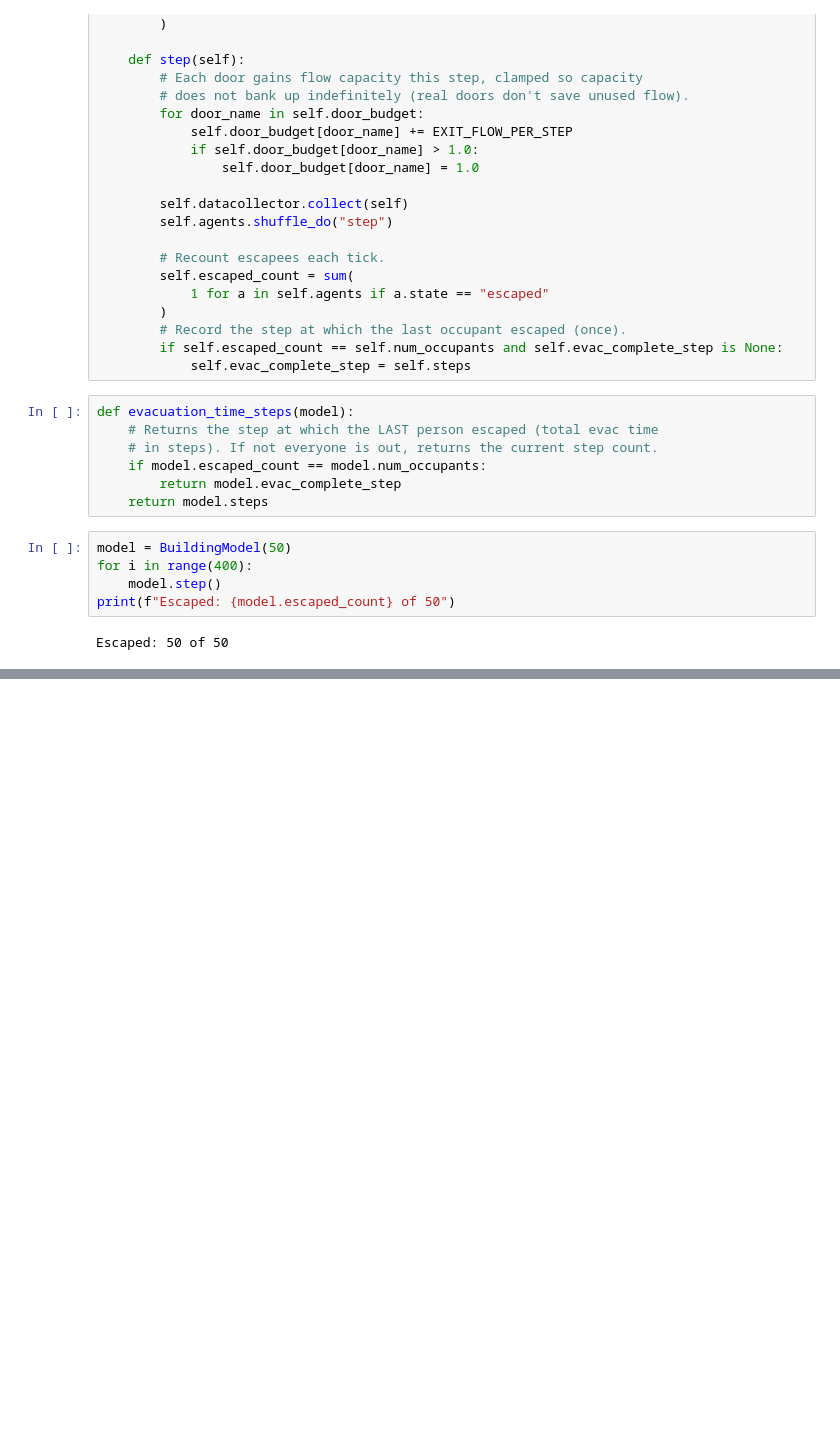
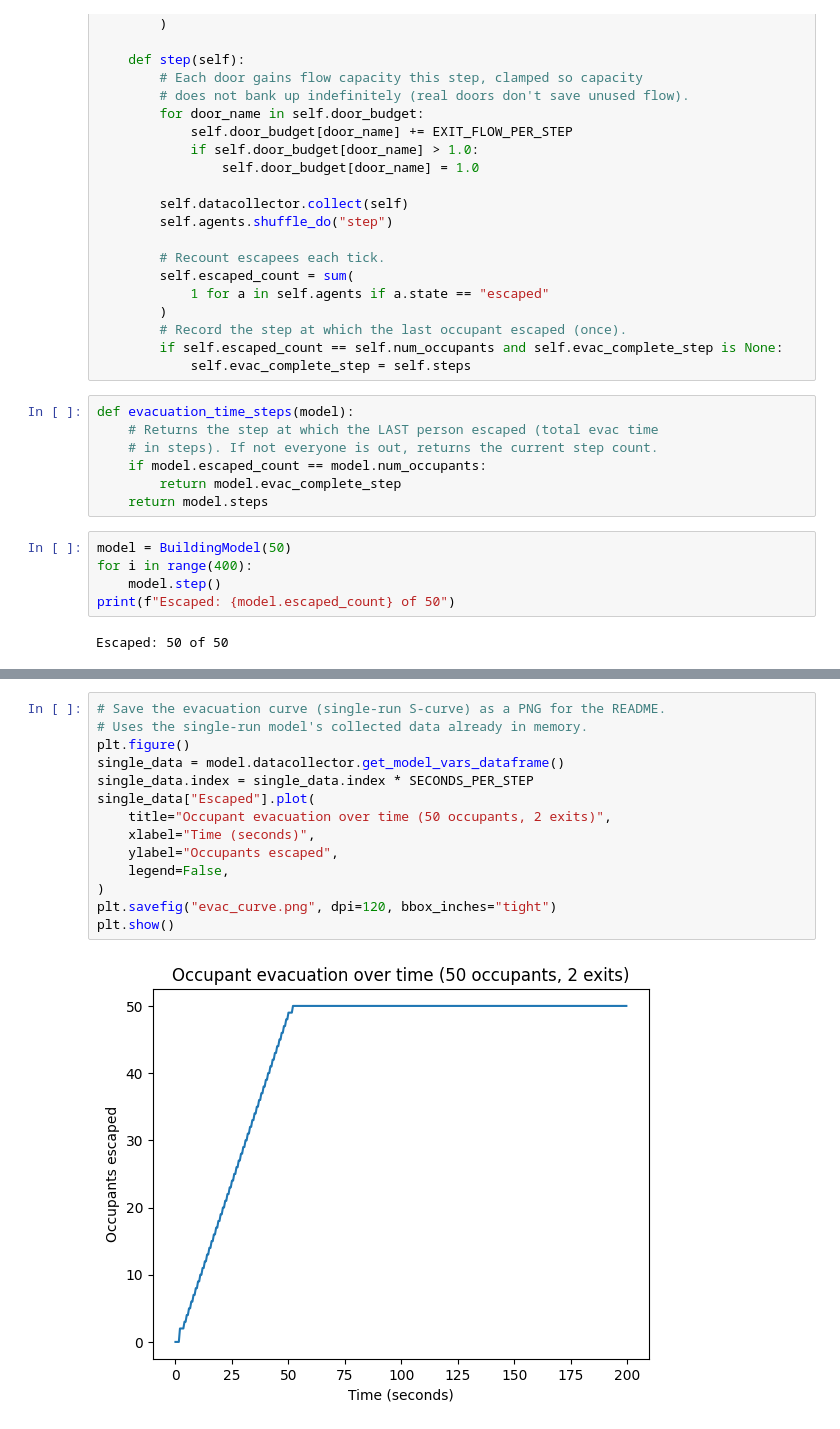
Before and after one commit to njlagana/fire_egress_sim, a Jupyter notebook: fire_sim_v1.ipynb, the cells around one changed output, grey strips where cells are left out. Cells and saved outputs as stored; diff of their text form; blank space fills up the shorter version.

```diff
--- a/fire_sim_v1.ipynb
+++ b/fire_sim_v1.ipynb
@@ -329,0 +344,16 @@ page
+# %%
+# Save the evacuation curve (single-run S-curve) as a PNG for the README.
+# Uses the single-run model's collected data already in memory.
+plt.figure()
+single_data = model.datacollector.get_model_vars_dataframe()
+single_data.index = single_data.index * SECONDS_PER_STEP
+single_data["Escaped"].plot(
+    title="Occupant evacuation over time (50 occupants, 2 exits)",
+    xlabel="Time (seconds)",
+    ylabel="Occupants escaped",
+    legend=False,
+)
+plt.savefig("evac_curve.png", dpi=120, bbox_inches="tight")
+plt.show()
+# %% [output]
+[figure, added]
```
Also changed, not shown: parts of 8 cells of this notebook, 3 other files.
